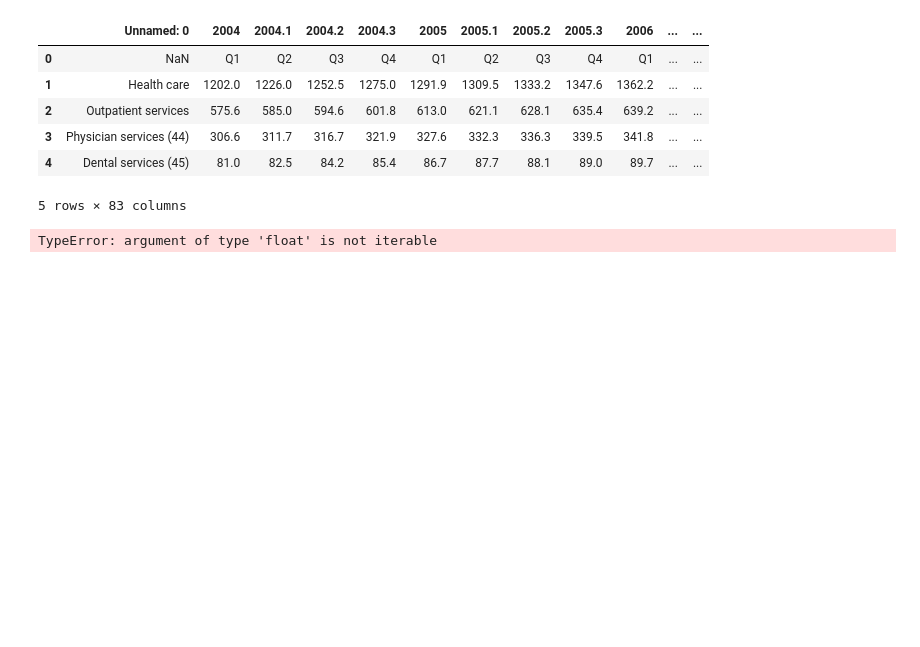
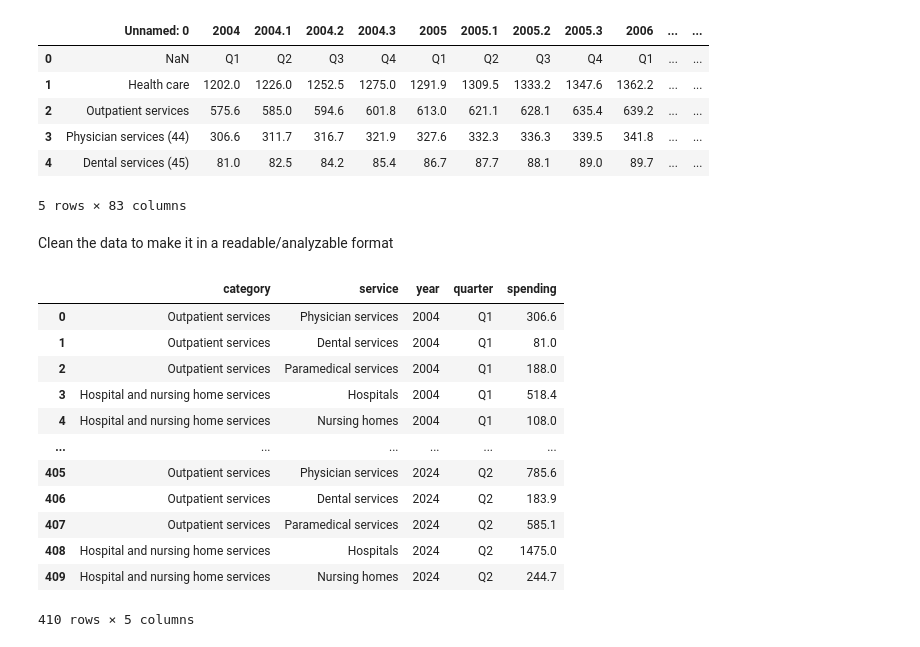
Before and after one commit to Sabrina-Hendricks/DS4002-Group13-Project2, a Jupyter notebook: Scripts/Project2MI2EDA.ipynb, the cells around one changed output. Cells and saved outputs as stored; diff of their text form; code cells hidden in the pictures; blank space fills up the shorter version.

```diff
--- a/Scripts/Project2MI2EDA.ipynb
+++ b/Scripts/Project2MI2EDA.ipynb
@@ -18,24 +19,60 @@ df.head()
 | 3 | Physician services (44) | 306.6 | 311.7 | 316.7 | 321.9 | 327.6 | 332.3 | 336.3 | 339.5 | 341.8 | ... | ... |
 | 4 | Dental services (45) | 81.0 | 82.5 | 84.2 | 85.4 | 86.7 | 87.7 | 88.1 | 89.0 | 89.7 | ... | ... |
 5 rows × 83 columns
-# %%
-# Step 1: Reshape the data by using melt, categorizing by year, quarter, and spending
-df_melted = df.melt(id_vars=['Unnamed: 0'], var_name='year_quarter', value_name='spending')
-
-# Step 2: Split the 'year_quarter' into separate year and quarter columns
-df_melted['year'] = df_melted['year_quarter'].apply(lambda x: x.split('.')[0])
-df_melted['quarter'] = df_melted['year_quarter'].apply(lambda x: 'Q' + x.split('.')[1] if '.' in x else 'Q1')
-
-# Step 3: Create category column for hierarchy - categorize based on Healthcare sections
-df_melted['category'] = df_melted['Unnamed: 0'].apply(lambda x: 'Healthcare' if 'Health care' in x else
-                                                    'Outpatient services' if 'Outpatient' in x or 'Physician' in x or 'Dental' in x or 'Paramedical' in x else
-                                                    'Hospital and nursing home services' if 'Hospital' in x or 'Nursing' in x else x)
-
-# Step 4: Remove unnecessary columns and rename as needed
-df_final = df_melted[['category', 'Unnamed: 0', 'year', 'quarter', 'spending']]
-df_final.rename(columns={'Unnamed: 0': 'subcategory'}, inplace=True)
-
-# Now df_final will have a readable format with the category, subcategory, year, quarter, and spending
-df_final.head()
-# %% [output]
-TypeError: argument of type 'float' is not iterable
+# %% [markdown]
+Clean the data to make it in a readable/analyzable format
+# %%
+# Filter rows to keep only the specified services
+services_to_keep = ['Physician services (44)', 'Dental services (45)', 'Paramedical services (46)',
+                    'Hospitals (51)', 'Nursing homes (52)']
+df_filtered = df[df['Unnamed: 0'].isin(services_to_keep)]
+
+# Melt the dataframe to get it into long format for analysis
+df_melted = df_filtered.melt(id_vars=['Unnamed: 0'], var_name='year_quarter', value_name='spending')
+
+# Split 'year_quarter' into separate year and quarter columns
+df_melted['year'] = df_melted['year_quarter'].apply(lambda x: x.split('.')[0])
+df_melted['quarter'] = df_melted['year_quarter'].apply(lambda x: 'Q' + str(int(x.split('.')[1])+1) if '.' in x else 'Q1')
+
+# Ensure that the 'spending' column is numeric
+df_melted['spending'] = pd.to_numeric(df_melted['spending'], errors='coerce')
+
+# Drop unnecessary 'year_quarter' column
+df_melted = df_melted.drop(columns=['year_quarter'])
+
+# Clean up the service names (remove the numbers in parentheses)
+df_melted['Unnamed: 0'] = df_melted['Unnamed: 0'].apply(lambda x: re.sub(r'\s\(\d+\)', '', x))
+
+# Map services to categories
+category_map = {
+    'Physician services': 'Outpatient services',
+    'Dental services': 'Outpatient services',
+    'Paramedical services': 'Outpatient services',
+    'Hospitals': 'Hospital and nursing home services',
+    'Nursing homes': 'Hospital and nursing home services'
+}
+
+# Add a 'category' column based on the service
+df_melted['category'] = df_melted['Unnamed: 0'].map(category_map)
+
+# Rename 'Unnamed: 0' to 'service' for clarity
+df_melted = df_melted.rename(columns={'Unnamed: 0': 'service'})
+
+# Rearrange columns to desired order
+df_melted = df_melted[['category', 'service', 'year', 'quarter', 'spending']]
+
+df_melted #this is the clean dataset - use this code for datacleaning***
+# %% [output]
+|  | category | service | year | quarter | spending |
+| 0 | Outpatient services | Physician services | 2004 | Q1 | 306.6 |
+| 1 | Outpatient services | Dental services | 2004 | Q1 | 81.0 |
+| 2 | Outpatient services | Paramedical services | 2004 | Q1 | 188.0 |
+| 3 | Hospital and nursing home services | Hospitals | 2004 | Q1 | 518.4 |
+| 4 | Hospital and nursing home services | Nursing homes | 2004 | Q1 | 108.0 |
+| ... | ... | ... | ... | ... | ... |
+| 405 | Outpatient services | Physician services | 2024 | Q2 | 785.6 |
+| 406 | Outpatient services | Dental services | 2024 | Q2 | 183.9 |
+| 407 | Outpatient services | Paramedical services | 2024 | Q2 | 585.1 |
+| 408 | Hospital and nursing home services | Hospitals | 2024 | Q2 | 1475.0 |
+| 409 | Hospital and nursing home services | Nursing homes | 2024 | Q2 | 244.7 |
+410 rows × 5 columns
```
Also changed, not shown: parts of 8 cells of this notebook.
